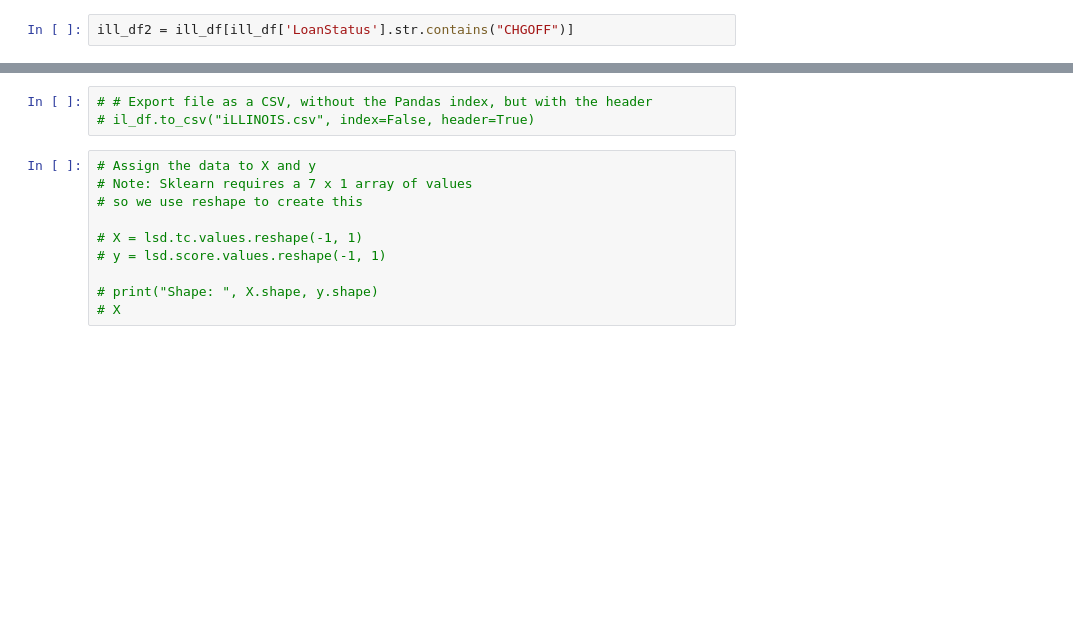
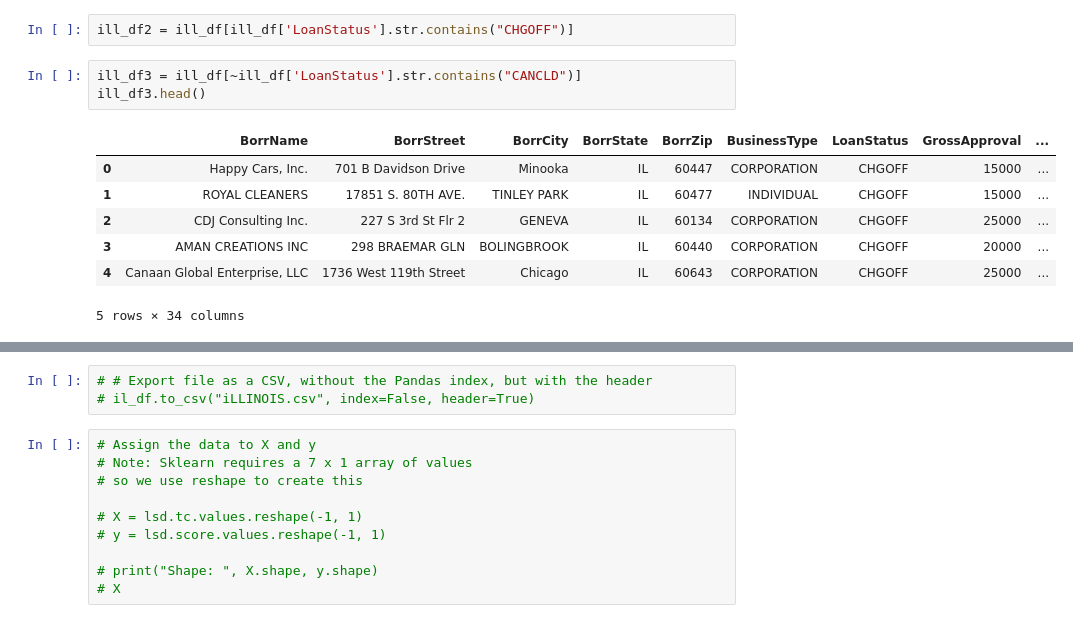
Before and after one commit to FJGalliano/MachineLearning_SBA, a Jupyter notebook: SBA_MachineLearning.ipynb, the cells around one changed output, grey strips where cells are left out. Cells and saved outputs as stored; diff of their text form; blank space fills up the shorter version.

```diff
--- a/SBA_MachineLearning.ipynb
+++ b/SBA_MachineLearning.ipynb
@@ -43,5 +43,16 @@ ill_df
 # %%
 ill_df2 = ill_df[ill_df['LoanStatus'].str.contains("CHGOFF")]
+# %%
+ill_df3 = ill_df[~ill_df['LoanStatus'].str.contains("CANCLD")]
+ill_df3.head()
+# %% [output]
+|  | BorrName | BorrStreet | BorrCity | BorrState | BorrZip | BusinessType | LoanStatus | GrossApproval | ... |
+| 0 | Happy Cars, Inc. | 701 B Davidson Drive | Minooka | IL | 60447 | CORPORATION | CHGOFF | 15000 | ... |
+| 1 | ROYAL CLEANERS | 17851 S. 80TH AVE. | TINLEY PARK | IL | 60477 | INDIVIDUAL | CHGOFF | 15000 | ... |
+| 2 | CDJ Consulting Inc. | 227 S 3rd St Flr 2 | GENEVA | IL | 60134 | CORPORATION | CHGOFF | 25000 | ... |
+| 3 | AMAN CREATIONS INC | 298 BRAEMAR GLN | BOLINGBROOK | IL | 60440 | CORPORATION | CHGOFF | 20000 | ... |
+| 4 | Canaan Global Enterprise, LLC | 1736 West 119th Street | Chicago | IL | 60643 | CORPORATION | CHGOFF | 25000 | ... |
+5 rows × 34 columns
 # %%
 ill_df2.head()
 # %% [output]
```
Also changed, not shown: parts of 9 cells of this notebook, 5 other files.
